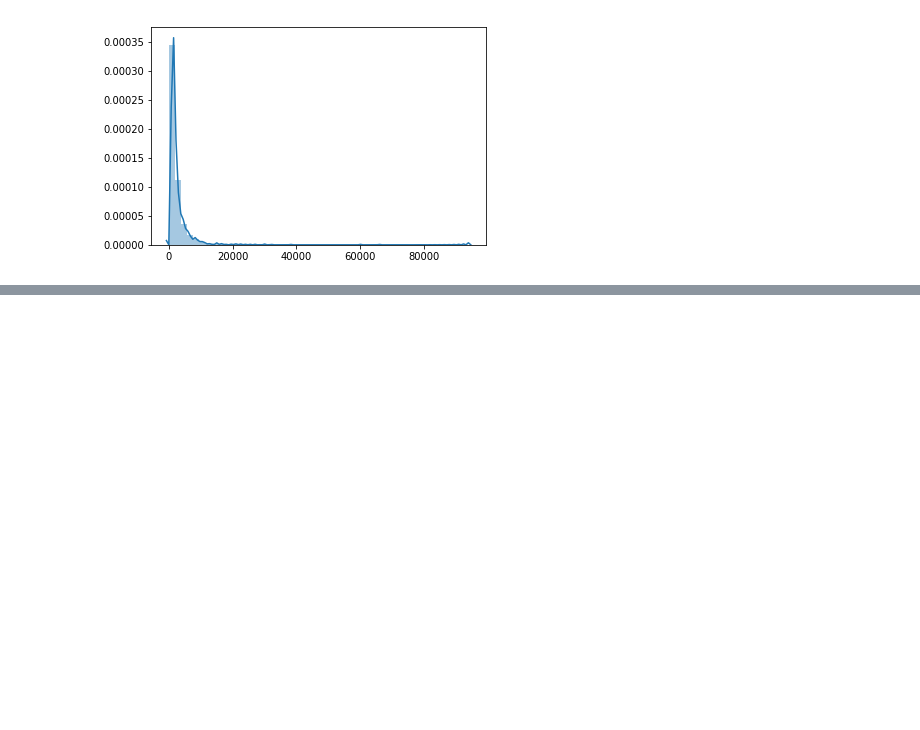
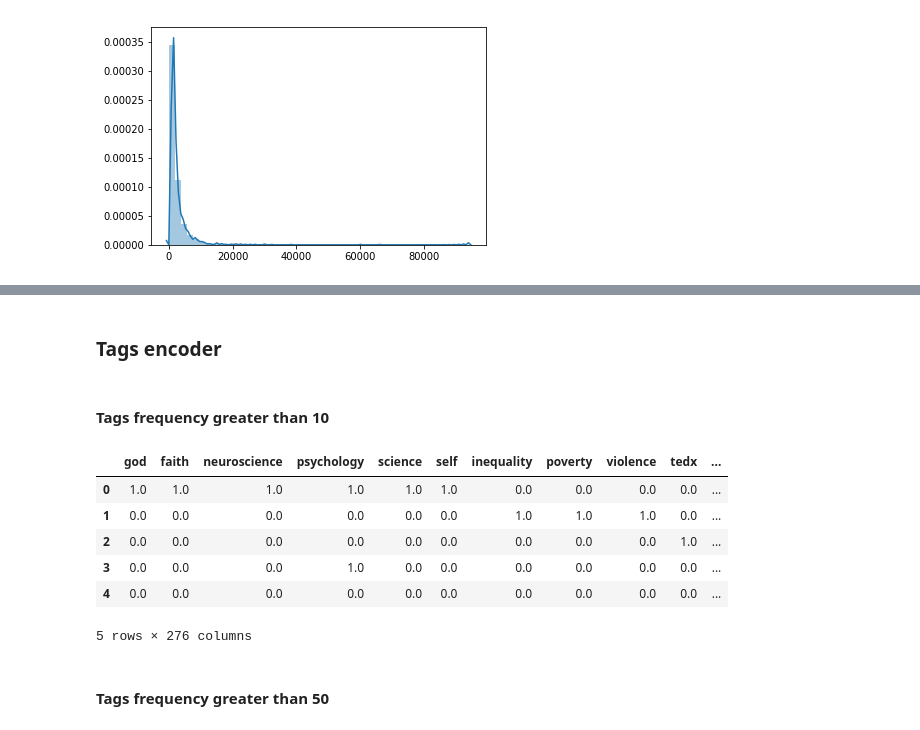
Before and after one commit to ssgenkov/ted-talks, a Jupyter notebook: Ted - Feature Engineering.ipynb, the cells around one changed output, grey strips where cells are left out. Saved outputs shown, nothing was run; the diff lists cells and outputs as text; code cells hidden in the pictures; blank space fills up the shorter version.

```diff
--- a/Ted - Feature Engineering.ipynb
+++ b/Ted - Feature Engineering.ipynb
@@ -246,7 +252,7 @@ tags_ohe.fit_transform(X_train).shape
 # %% [output]
 (2040, 276)
 # %%
-tags_ohe.fit_transform(X_train)
+tags_enc.fit_transform(X_train)
 # %% [output]
 array([[1., 1., 1., ..., 0., 0., 0.],
        [0., 0., 0., ..., 0., 0., 0.],
@@ -431,0 +664,22 @@ class EmbeddingVectorization(BaseEstimator, TransformerMixin):
+# %% [markdown]
+### Tags encoder
+# %% [markdown]
+#### Tags frequency greater than 10
+# %%
+tags_enc = TagsEncoder(freq_greater_than=10)
+# %%
+train_tags = tags_enc.fit_transform(X_train)
+test_tags = tags_enc.transform(X_test)
+# %%
+train_tags = pd.DataFrame(data=train_tags, columns=tags_enc.tags)
+test_tags = pd.DataFrame(data=test_tags, columns=tags_enc.tags)
+# %%
+train_tags.head()
+# %% [output]
+|  | god | faith | neuroscience | psychology | science | self | inequality | poverty | violence | tedx | ... |
+| 0 | 1.0 | 1.0 | 1.0 | 1.0 | 1.0 | 1.0 | 0.0 | 0.0 | 0.0 | 0.0 | ... |
+| 1 | 0.0 | 0.0 | 0.0 | 0.0 | 0.0 | 0.0 | 1.0 | 1.0 | 1.0 | 0.0 | ... |
+| 2 | 0.0 | 0.0 | 0.0 | 0.0 | 0.0 | 0.0 | 0.0 | 0.0 | 0.0 | 1.0 | ... |
+| 3 | 0.0 | 0.0 | 0.0 | 1.0 | 0.0 | 0.0 | 0.0 | 0.0 | 0.0 | 0.0 | ... |
+| 4 | 0.0 | 0.0 | 0.0 | 0.0 | 0.0 | 0.0 | 0.0 | 0.0 | 0.0 | 0.0 | ... |
+5 rows × 276 columns
@@ -431,0 +689,2 @@ class EmbeddingVectorization(BaseEstimator, TransformerMixin):
+# %% [markdown]
+#### Tags frequency greater than 50
```
Also changed, not shown: parts of 131 cells of this notebook, 2 other files.
